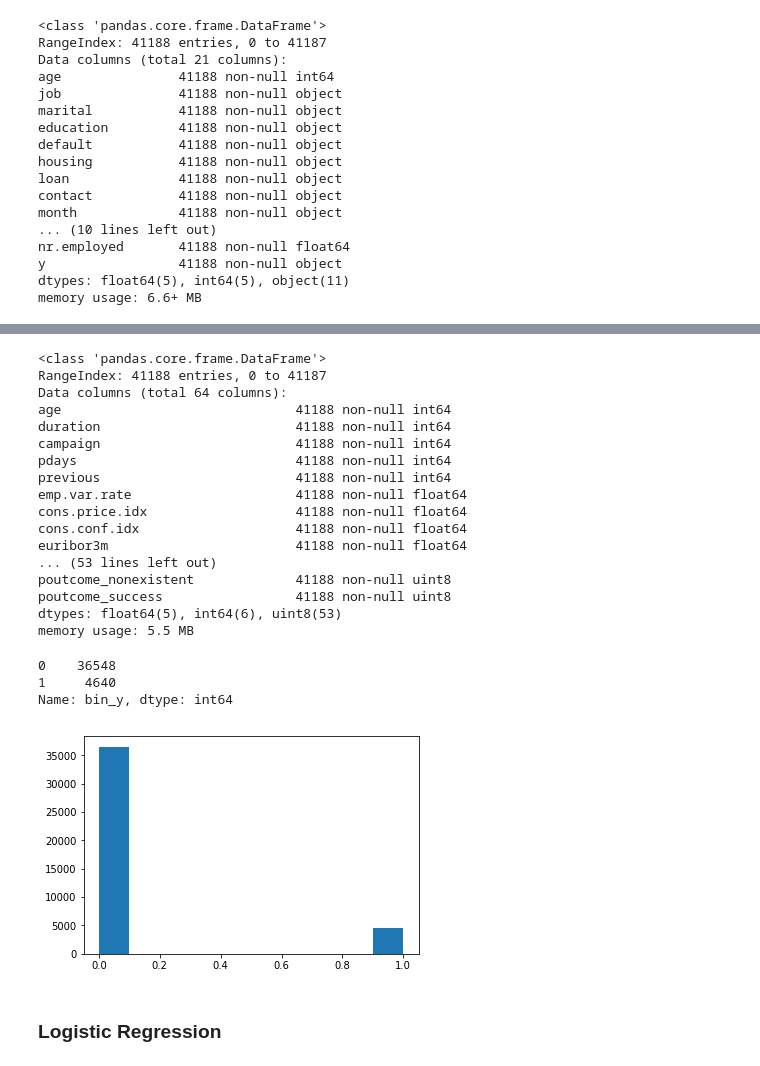
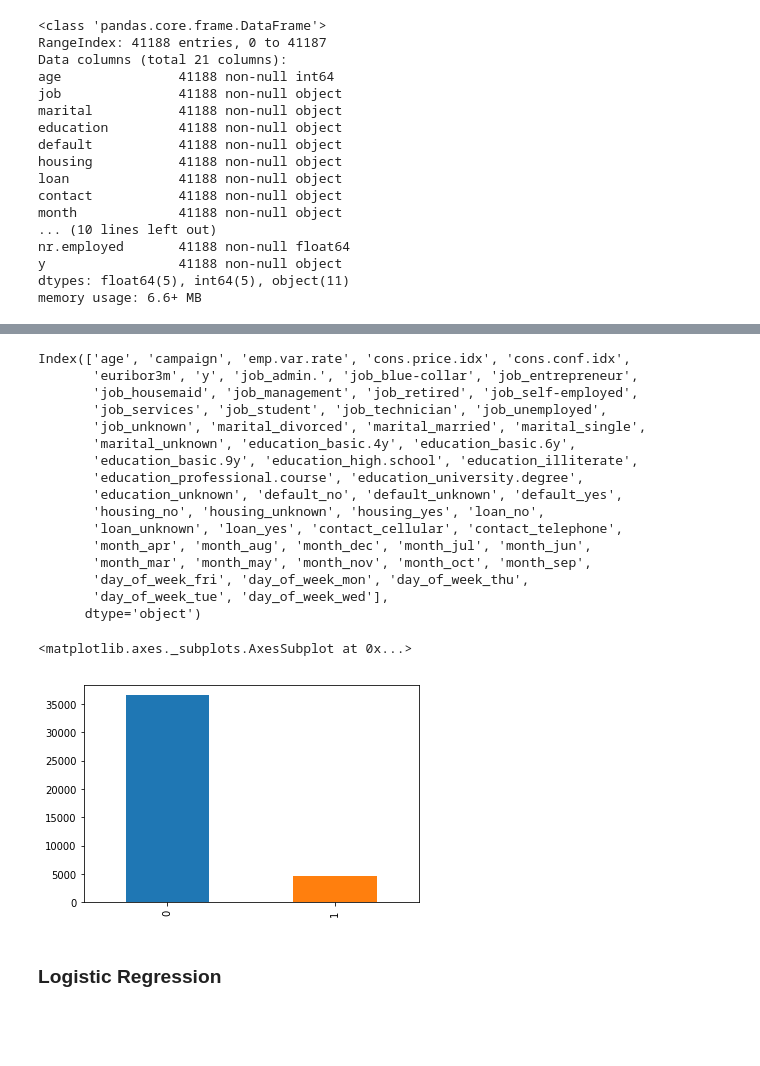
Before and after one commit to iancwang/metis_iw, a Jupyter notebook: week_4/project_3/project_3.ipynb, the cells around one changed output, grey strips where cells are left out. Drawn from its saved outputs; the diff is of its cells as text; code cells hidden in the pictures; blank space fills up the shorter version.

```diff
--- a/week_4/project_3/project_3.ipynb
+++ b/week_4/project_3/project_3.ipynb
@@ -80,20 +138,19 @@ df2 = pd.get_dummies(df, columns=['job','marital','education','default','housing
 # %%
-df2.info()
+df2.columns
 # %% [output]
-<class 'pandas.core.frame.DataFrame'>
-RangeIndex: 41188 entries, 0 to 41187
-Data columns (total 64 columns):
-age                              41188 non-null int64
-duration                         41188 non-null int64
-campaign                         41188 non-null int64
-pdays                            41188 non-null int64
-previous                         41188 non-null int64
-emp.var.rate                     41188 non-null float64
-cons.price.idx                   41188 non-null float64
-cons.conf.idx                    41188 non-null float64
-euribor3m                        41188 non-null float64
-... (53 lines left out)
-poutcome_nonexistent             41188 non-null uint8
-poutcome_success                 41188 non-null uint8
-dtypes: float64(5), int64(6), uint8(53)
-memory usage: 5.5 MB
+Index(['age', 'campaign', 'emp.var.rate', 'cons.price.idx', 'cons.conf.idx',
+       'euribor3m', 'y', 'job_admin.', 'job_blue-collar', 'job_entrepreneur',
+       'job_housemaid', 'job_management', 'job_retired', 'job_self-employed',
+       'job_services', 'job_student', 'job_technician', 'job_unemployed',
+       'job_unknown', 'marital_divorced', 'marital_married', 'marital_single',
+       'marital_unknown', 'education_basic.4y', 'education_basic.6y',
+       'education_basic.9y', 'education_high.school', 'education_illiterate',
+       'education_professional.course', 'education_university.degree',
+       'education_unknown', 'default_no', 'default_unknown', 'default_yes',
+       'housing_no', 'housing_unknown', 'housing_yes', 'loan_no',
+       'loan_unknown', 'loan_yes', 'contact_cellular', 'contact_telephone',
+       'month_apr', 'month_aug', 'month_dec', 'month_jul', 'month_jun',
+       'month_mar', 'month_may', 'month_nov', 'month_oct', 'month_sep',
+       'day_of_week_fri', 'day_of_week_mon', 'day_of_week_thu',
+       'day_of_week_tue', 'day_of_week_wed'],
+      dtype='object')
@@ -105,14 +164,10 @@ X = df2.iloc[:,:-1]
 y = df2.iloc[:,-1:]
 
 X_train, X_test, y_train, y_test = train_test_split(X, y, random_state = 123, test_size=0.2, stratify=y)
-# %%
-plt.hist(df2['bin_y'])
-
-df2['bin_y'].value_counts()
-# %% [output]
-0    36548
-1     4640
-Name: bin_y, dtype: int64
-[figure, removed]
+# %%
+df2['bin_y'].value_counts().plot(kind='bar')
+# %% [output]
+<matplotlib.axes._subplots.AxesSubplot at 0x...>
+[figure, added]
 # %% [markdown]
 ### Logistic Regression
```
Also changed, not shown: parts of 98 cells of this notebook, 12 other files.
